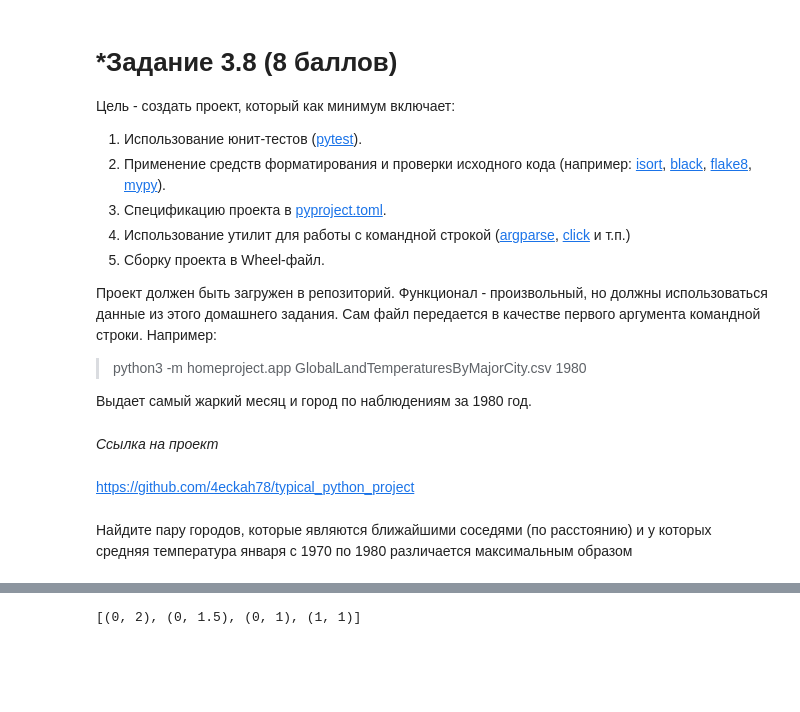
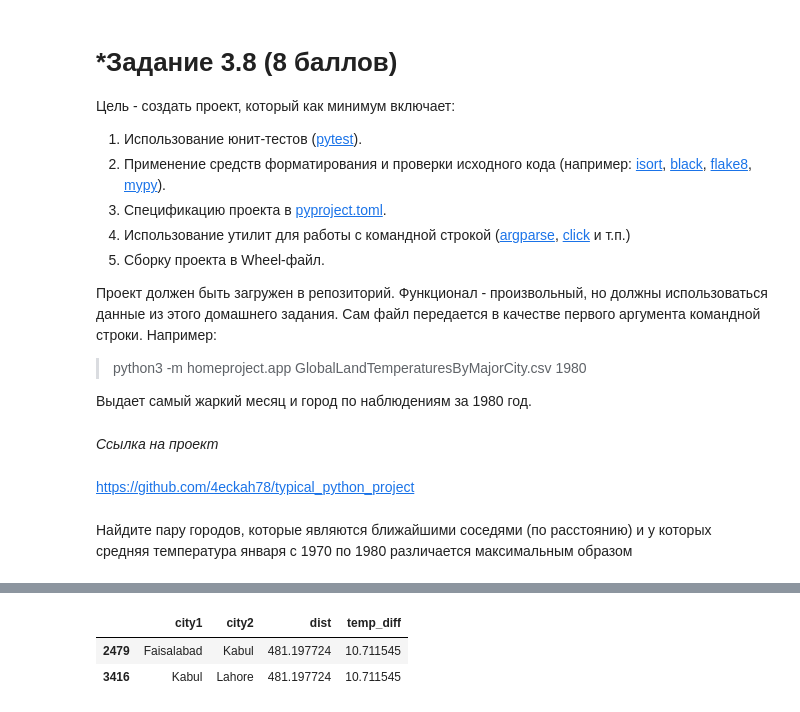
Before and after one commit to 4eckah78/python_2022_practice, a Jupyter notebook: Task_3.ipynb, the cells around one changed output, grey strips where cells are left out. Saved outputs shown, nothing was run; the diff lists cells and outputs as text; code cells hidden in the pictures; blank space fills up the shorter version.

```diff
--- a/Task_3.ipynb
+++ b/Task_3.ipynb
@@ -351,5 +358,9 @@ df1[df1.City == "New Delhi"] # 28.13N	77.27E
-# %%
-sorted_dists = sorted([(1, 1), (0, 1.5), (0,1), (0,2)], key=lambda x: (x[0], -x[1]))
-sorted_dists
-# %% [output]
-[(0, 2), (0, 1.5), (0, 1), (1, 1)]
+# %%
+df = dists.copy()
+df = df[df.dist <= 500]
+df = df.sort_values('temp_diff', ascending=False)
+df[df.temp_diff == df.temp_diff.max()]
+# %% [output]
+|  | city1 | city2 | dist | temp_diff |
+| 2479 | Faisalabad | Kabul | 481.197724 | 10.711545 |
+| 3416 | Kabul | Lahore | 481.197724 | 10.711545 |
```
Also changed, not shown: parts of 3 cells of this notebook.
